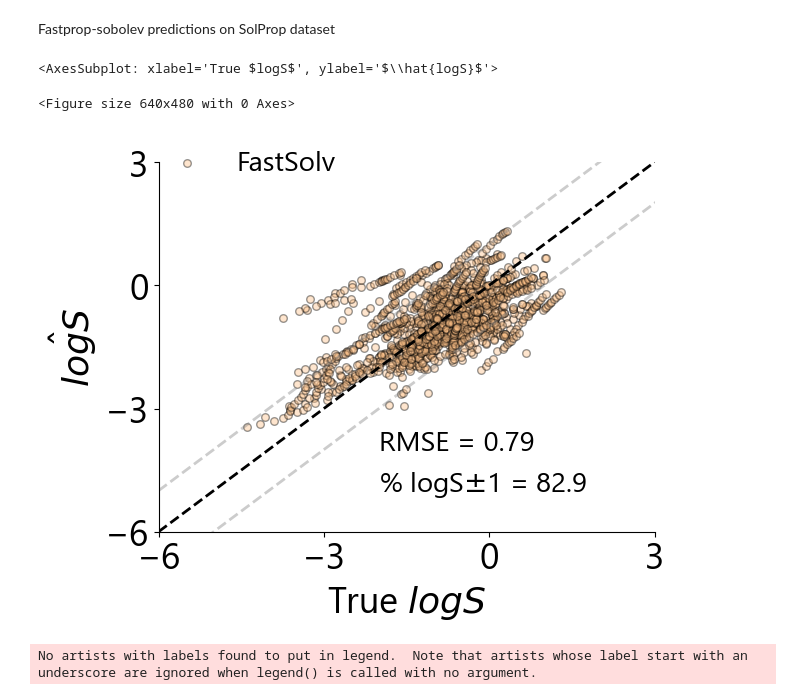
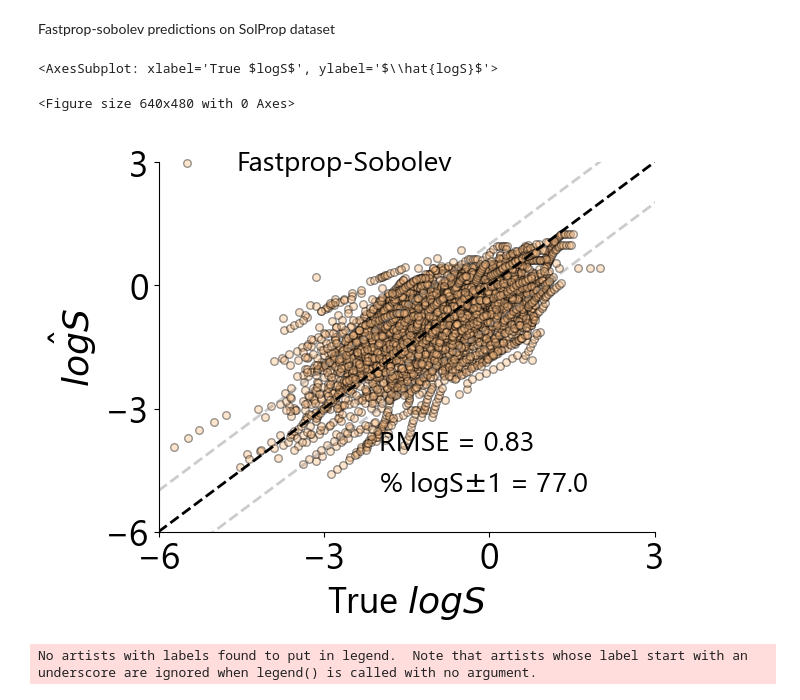
Before and after one commit to JacksonBurns/fastsolv, a Jupyter notebook: figures/figure_3.ipynb, the cells around one changed output. Drawn from its saved outputs; the diff is of its cells as text; code cells hidden in the pictures.

```diff
--- a/figures/figure_3.ipynb
+++ b/figures/figure_3.ipynb
@@ -141,8 +141,8 @@ def parity_plot(x,y, label, color, mse, percentage_within_1_unit):
     ax1.set_ylabel(r"$\hat{logS}$")
     ax1.set_xlabel(r"True $logS$")
     ax1.legend(prop={'size': 20}, loc = 'upper left', frameon = False, bbox_to_anchor=(-0.05,1.1))
-    ax1.text(-2,-4, f"RMSE = {np.sqrt(mse):.2f}", fontsize = 20)
-    ax1.text(-2,-5, '% logS' + r'$\pm$'  + f"1 = {percentage_within_1_unit:.1f}", fontsize = 20)
+    ax1.text(-2,-4.5, f"RMSE = {np.sqrt(mse):.2f}", fontsize = 20)
+    ax1.text(-2,-5.5, '% logS' + r'$\pm$'  + f"1 = {percentage_within_1_unit:.1f}", fontsize = 20)
     ax1.spines[['right', 'top']].set_visible(False)
     return ax1
 # %% [markdown]
@@ -185,8 +185,8 @@ No artists with labels found to put in legend.  Note that artists whose label st
 # %% [markdown]
 Fastprop-sobolev predictions on SolProp dataset
 # %%
-_src_dir: str = os.path.join(r"C:\Users\ChemeGrad2021\Documents\highsol", "amended")
-fastsolvphys_predictions: pd.DataFrame = pd.read_csv(os.path.join(_src_dir, "solprop_nonaq_predictions_fastprop_sobolev.csv"))
+_src_dir: str = os.path.join(r"C:\Users\ChemeGrad2021\Documents\highsol\gradprop", "gradprop")
+fastsolvphys_predictions: pd.DataFrame = pd.read_csv(os.path.join(_src_dir, "solprop_nonaq_predictions.csv"))
 fastsolvphys_predictions[['solvent smiles', 'solute smiles']] = fastsolvphys_predictions['smiles'].str.split('.', n=1, expand=True)
 fastsolvphys_predictions
 solute_smiles = fastsolvphys_predictions.pop('solute smiles')
@@ -198,15 +198,15 @@ fastsolvphys_predictions.insert(0, 'solute smiles', solute_smiles)
 # %%
 mse_absolute_phys, percentage_within_1_unit_phys = stats(fastsolvphys_predictions['logS_true'], fastsolvphys_predictions['logS_pred'])
 parity_plot(fastsolvphys_predictions['logS_true'],
             fastsolvphys_predictions['logS_pred'],
-            'FastSolv',
+            'Fastprop-Sobolev',
             [colors[2]],
             mse_absolute_phys,
             percentage_within_1_unit_phys)
 # %% [output]
 <AxesSubplot: xlabel='True $logS$', ylabel='$\\hat{logS}$'>
 <Figure size 640x480 with 0 Axes>
-[figure, old version]
+[figure, new version]
 # %%
 true_grads_phys, pred_grads_phys, mse_phys, mae_phys = gradient_analysis(fastsolvphys_predictions)
 gradient_parity_plot(true_grads_phys, pred_grads_phys)
```
Also changed, not shown: parts of 11 cells of this notebook, 4 other files.
